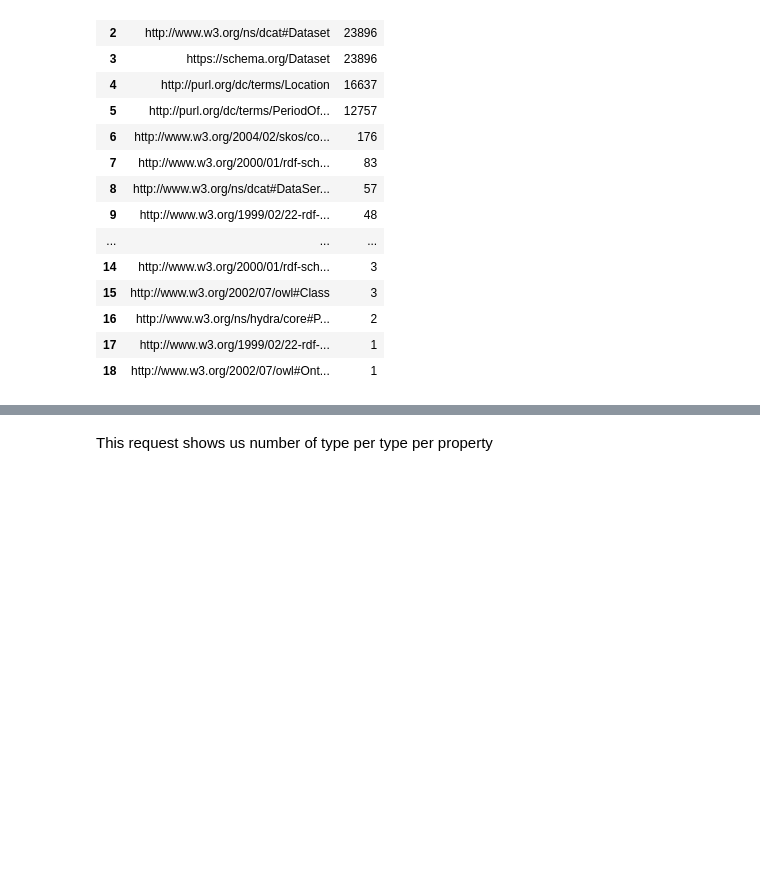
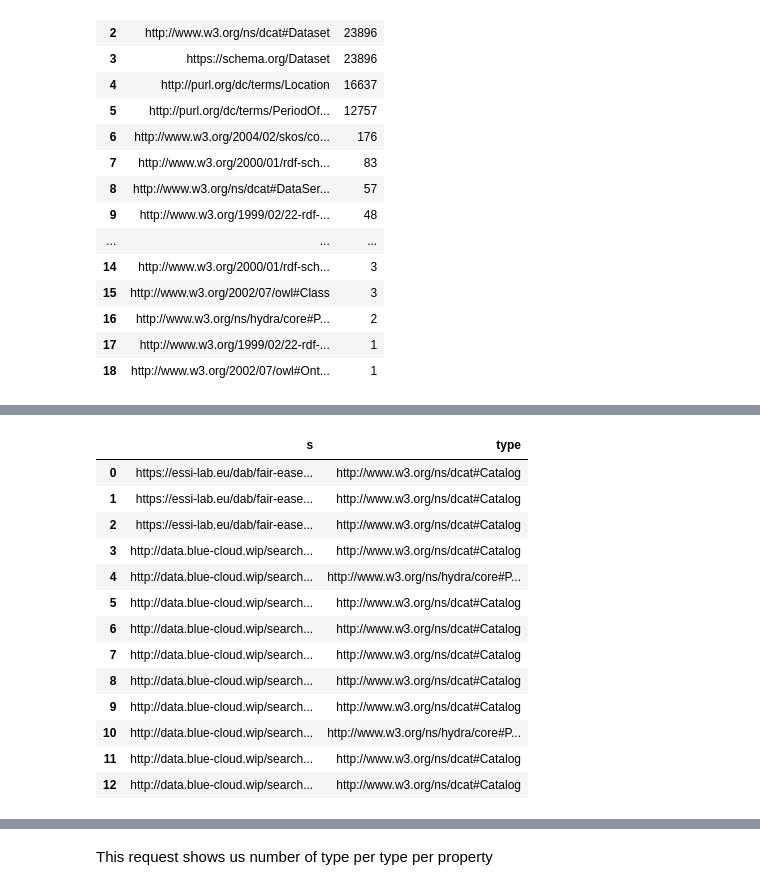
Before and after one commit to fair-ease/iddas-sparql-py-inquiry, a Jupyter notebook: iddas_information.ipynb, the cells around one changed output, grey strips where cells are left out. Saved outputs shown, nothing was run; the diff lists cells and outputs as text; code cells hidden in the pictures; blank space fills up the shorter version.

```diff
--- a/iddas_information.ipynb
+++ b/iddas_information.ipynb
@@ -60,0 +81,22 @@ execute_to_df('./sparql_requests/all_types.sparql')
+# %%
+execute_to_df('./sparql_requests/dcatCatalog.sparql')
+
+# 11 dcat:Catalog
+# 2 have additional type 'http://www.w3.org/ns/hydra/core#PartialCollectionView'
+# -> http://data.blue-cloud.wip/search/dcat/argo?page=1
+# -> http://data.blue-cloud.wip/search/dcat/elixir?page=1'
+# %% [output]
+|  | s | type |
+| 0 | https://essi-lab.eu/dab/fair-ease... | http://www.w3.org/ns/dcat#Catalog |
+| 1 | https://essi-lab.eu/dab/fair-ease... | http://www.w3.org/ns/dcat#Catalog |
+| 2 | https://essi-lab.eu/dab/fair-ease... | http://www.w3.org/ns/dcat#Catalog |
+| 3 | http://data.blue-cloud.wip/search... | http://www.w3.org/ns/dcat#Catalog |
+| 4 | http://data.blue-cloud.wip/search... | http://www.w3.org/ns/hydra/core#P... |
+| 5 | http://data.blue-cloud.wip/search... | http://www.w3.org/ns/dcat#Catalog |
+| 6 | http://data.blue-cloud.wip/search... | http://www.w3.org/ns/dcat#Catalog |
+| 7 | http://data.blue-cloud.wip/search... | http://www.w3.org/ns/dcat#Catalog |
+| 8 | http://data.blue-cloud.wip/search... | http://www.w3.org/ns/dcat#Catalog |
+| 9 | http://data.blue-cloud.wip/search... | http://www.w3.org/ns/dcat#Catalog |
+| 10 | http://data.blue-cloud.wip/search... | http://www.w3.org/ns/hydra/core#P... |
+| 11 | http://data.blue-cloud.wip/search... | http://www.w3.org/ns/dcat#Catalog |
+| 12 | http://data.blue-cloud.wip/search... | http://www.w3.org/ns/dcat#Catalog |
```
Also changed, not shown: parts of 11 cells of this notebook, 7 other files.
